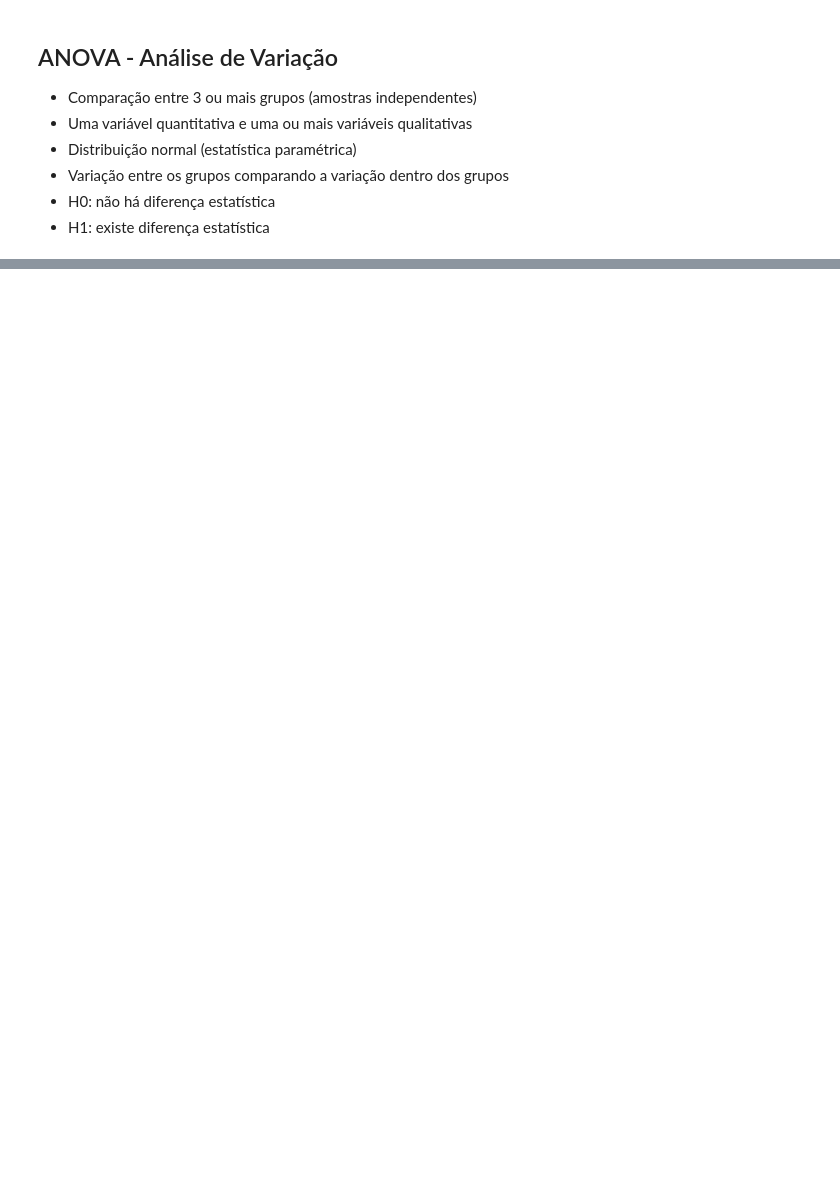
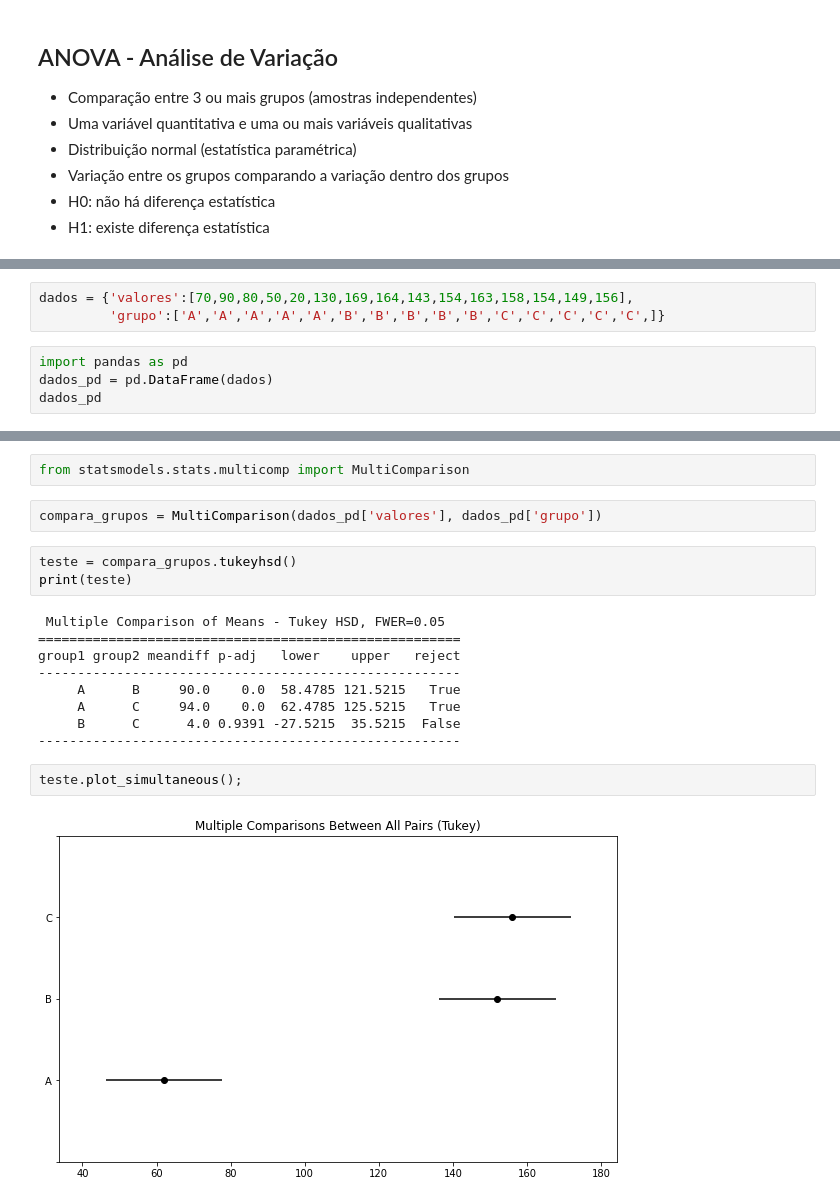
Before and after one commit to lari-guimaraes/Estudos_machine_learning, a Jupyter notebook: Testes_de_hipóteses.ipynb, the cells around one changed output, grey strips where cells are left out. Cells and saved outputs as stored; diff of their text form; blank space fills up the shorter version.

```diff
--- a/Testes_de_hipóteses.ipynb
+++ b/Testes_de_hipóteses.ipynb
@@ -297,0 +355,7 @@ accuracy_score(y, previsoes2)
+# %%
+dados = {'valores':[70,90,80,50,20,130,169,164,143,154,163,158,154,149,156],
+         'grupo':['A','A','A','A','A','B','B','B','B','B','C','C','C','C','C',]}
+# %%
+import pandas as pd
+dados_pd = pd.DataFrame(dados)
+dados_pd
@@ -297,0 +379,20 @@ accuracy_score(y, previsoes2)
+# %%
+from statsmodels.stats.multicomp import MultiComparison
+# %%
+compara_grupos = MultiComparison(dados_pd['valores'], dados_pd['grupo'])
+# %%
+teste = compara_grupos.tukeyhsd()
+print(teste)
+# %% [output]
+ Multiple Comparison of Means - Tukey HSD, FWER=0.05
+======================================================
+group1 group2 meandiff p-adj   lower    upper   reject
+------------------------------------------------------
+     A      B     90.0    0.0  58.4785 121.5215   True
+     A      C     94.0    0.0  62.4785 125.5215   True
+     B      C      4.0 0.9391 -27.5215  35.5215  False
+------------------------------------------------------
+# %%
+teste.plot_simultaneous();
+# %% [output]
+[figure, added]
```
Also changed, not shown: parts of 34 cells of this notebook.
